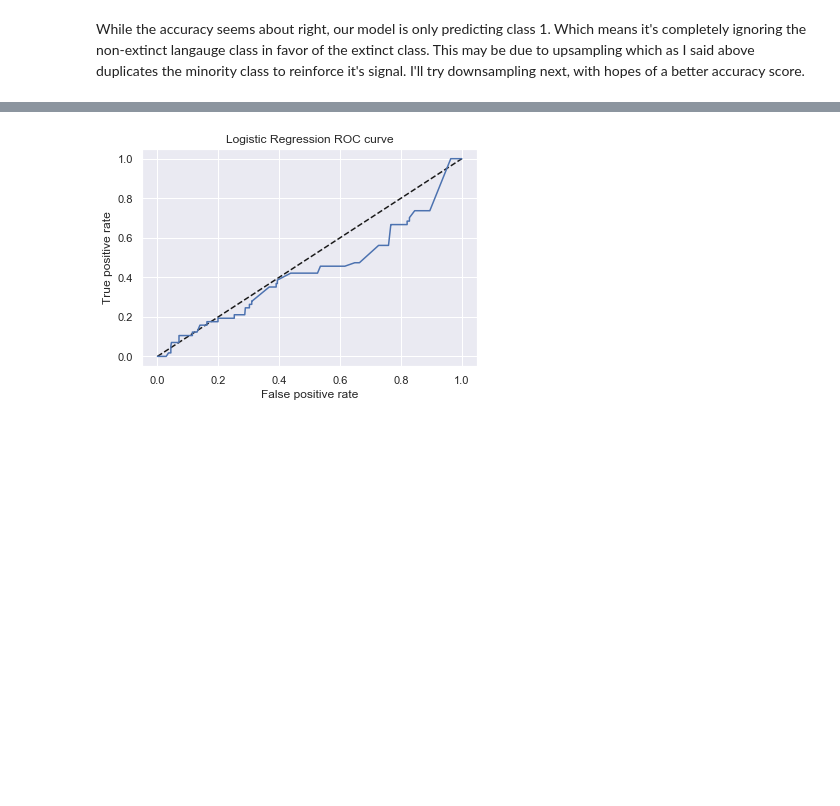
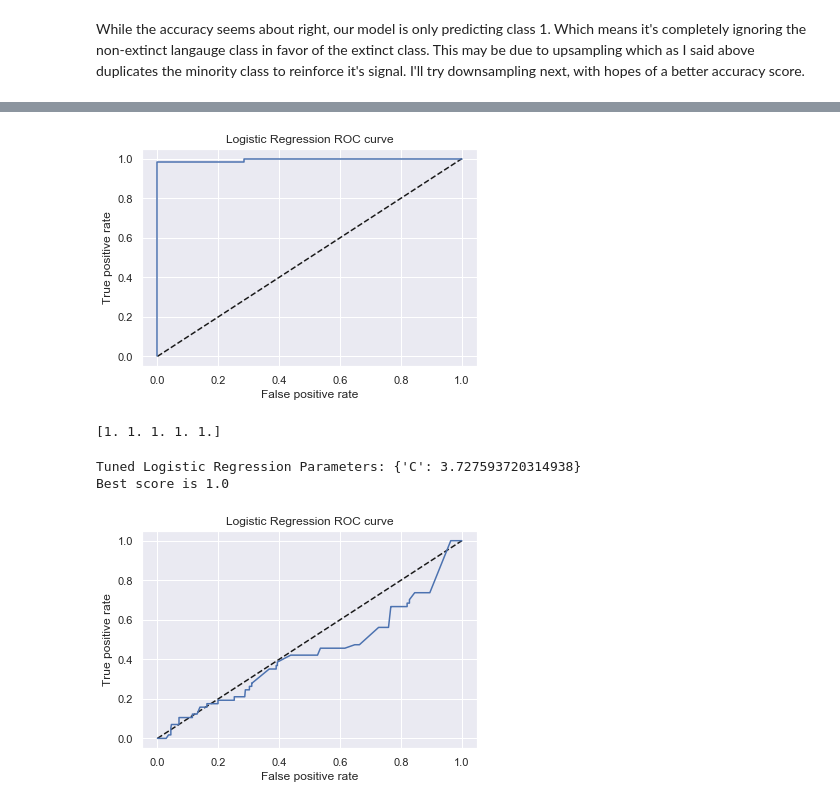
Before and after one commit to AlexEBall/Endangered_Languages_Capstone_Proj_1, a Jupyter notebook: machine_learning_models/Logistic Regression Model.ipynb, the cells around one changed output, grey strips where cells are left out. Drawn from its saved outputs; the diff is of its cells as text; code cells hidden in the pictures; blank space fills up the shorter version.

Commit message:
building out the model

```diff
--- a/machine_learning_models/Logistic Regression Model.ipynb
+++ b/machine_learning_models/Logistic Regression Model.ipynb
@@ -166,0 +226,15 @@ While the accuracy seems about right, our model is only predicting class 1. Whic
+# %%
+df_majority = scaled_df[scaled_df['Extinct'] == 0]
+df_minority = scaled_df[scaled_df['Extinct'] == 1]
+
+# Downsample majority class
+df_majority_downsampled = resample(df_majority,
+                                 replace=False,    # sample without replacement
+                                 n_samples=193,     # to match minority class
+                                 random_state=123) # reproducible results
+
+# Combine minority class with downsampled majority class
+df_downsampled = pd.concat([df_majority_downsampled, df_minority])
+
+# Display new class counts
+df_downsampled['Extinct'].value_counts()
@@ -166,0 +245,5 @@ While the accuracy seems about right, our model is only predicting class 1. Whic
+# %%
+X = df_downsampled.drop(['Extinct'], axis=1)
+y = df_downsampled['Extinct']
+print(X.shape)
+print(y.shape)
@@ -166,0 +253,11 @@ While the accuracy seems about right, our model is only predicting class 1. Whic
+# %%
+X_train, X_test, y_train, y_test = train_test_split(X, y, test_size=0.3, random_state=33)
+# %%
+log_reg.fit(X_train, y_train)
+y_pred = log_reg.predict(X_test)
+
+# How many classes is our model predicting?
+print(np.unique(y_pred))
+
+# How's our accuracy now?
+print(accuracy_score(y_test, y_pred))
@@ -167,3 +283,45 @@ While the accuracy seems about right, our model is only predicting class 1. Whic
+# %%
+# ROC Curve (threshold is 0.5 for probability (this threshold defines our model), what happens when we vary threshold.
+# What happens to the true positive and false positive rates. WHen threshold = 0, the model predicts 1 for all data
+# which means the true positive is equal to false positve) 0 and 1 are bad should go straight up and then right
+y_pred_prob = log_reg.predict_proba(X_test)[:, 1]
+fpr, tpr, thresholds = roc_curve(y_test, y_pred_prob)
+plt.plot([0, 1], [0, 1], 'k--')
+plt.plot(fpr, tpr, label='Logistic Regression')
+plt.xlabel('False positive rate')
+plt.ylabel('True positive rate')
+plt.title('Logistic Regression ROC curve')
+plt.show()
+# %% [output]
+[figure, added]
+# %%
+# the larger the area under the ROC curve, the better our model is
+roc_auc_score(y_test, y_pred_prob)
+
+# can also be done with cross-validation
+cv_scores = cross_val_score(log_reg, X_train, y_train, cv=5, scoring='roc_auc')
+print(cv_scores)
+# %% [output]
+[1. 1. 1. 1. 1.]
+# %%
+# Hyperparameter tuning with GridSearchCV
+
+# Setup the hyperparameter grid
+c_space = np.logspace(-5, 8, 15)
+param_grid = {'C': c_space}
+
+# Instantiate the GridSearchCV object: logreg_cv
+logreg_cv = GridSearchCV(log_reg, param_grid, cv=5)
+
+# Fit it to the data
+logreg_cv.fit(X_train, y_train)
+
+# Print the tuned parameters and score
+print("Tuned Logistic Regression Parameters: {}".format(logreg_cv.best_params_))
+print("Best score is {}".format(logreg_cv.best_score_))
+# %% [output]
+Tuned Logistic Regression Parameters: {'C': 3.727593720314938}
+Best score is 1.0
 # %%
 # Compute and print the confusion matrix and classification report
 print(confusion_matrix(y_test, y_pred))
```
Also changed, not shown: parts of 14 cells of this notebook.
